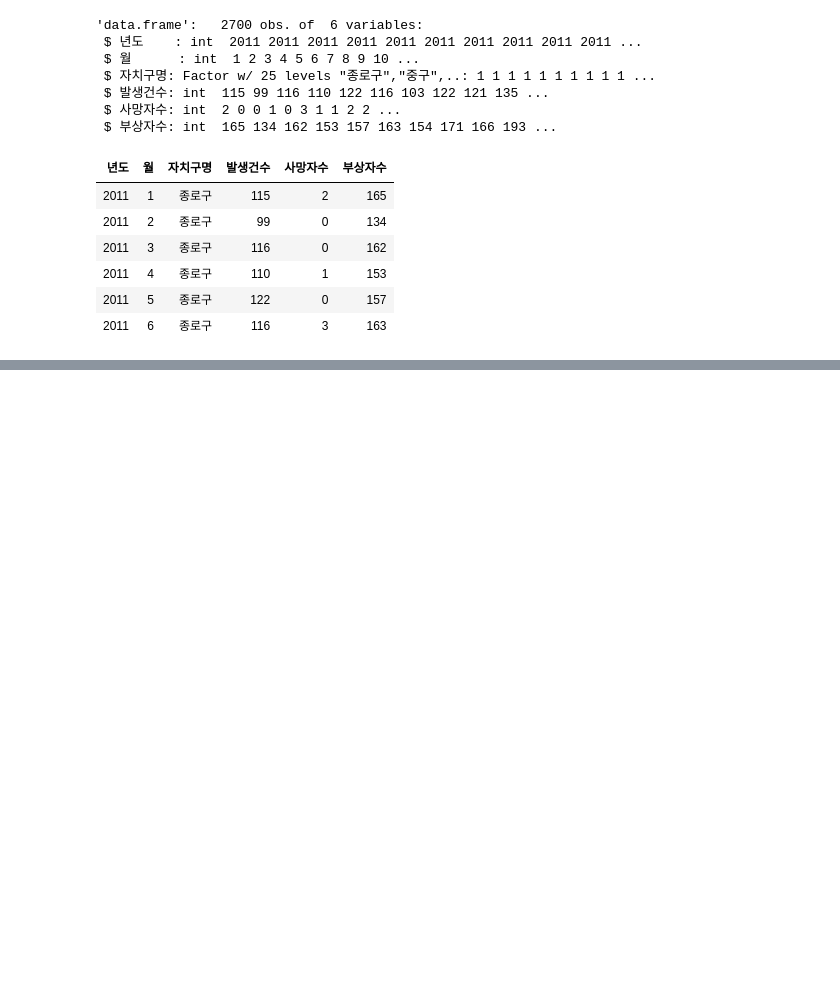
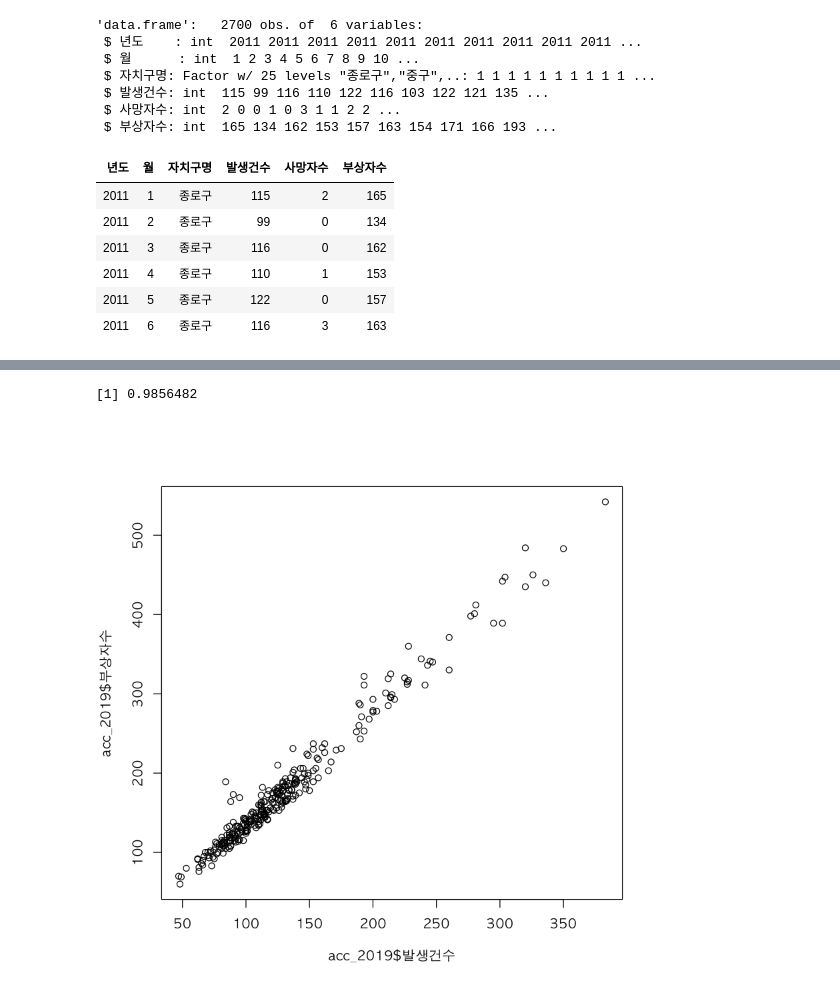
Before and after one commit to jjhwnn/R_Programming, a Jupyter notebook: 29. 서울 열린 데이터 광장 데이터 정제하기.ipynb, the cells around one changed output, grey strips where cells are left out. Drawn from its saved outputs; the diff is of its cells as text; code cells hidden in the pictures; blank space fills up the shorter version.

```diff
--- a/29. 서울 열린 데이터 광장 데이터 정제하기.ipynb
+++ b/29. 서울 열린 데이터 광장 데이터 정제하기.ipynb
@@ -124,3 +114,5 @@ head(acc_s)
 | 2011 | 4 | 종로구 | 110 | 1 | 153 |
 | 2011 | 5 | 종로구 | 122 | 0 | 157 |
 | 2011 | 6 | 종로구 | 116 | 3 | 163 |
+# %%
+acc_2019 <- acc_s[acc_s[,'년도'] == 2019,]
@@ -126,0 +139,10 @@ head(acc_s)
+# %%
+cor(acc_2019$발생건수, acc_2019$부상자수)
+# %% [output]
+[1] 0.9856482
+# %%
+options(warn= -1)
+par(family="AppleGothic")
+plot(acc_2019$발생건수, acc_2019$부상자수)
+# %% [output]
+[figure, added]
```
Also changed, not shown: parts of 6 cells of this notebook, 1 other file.
